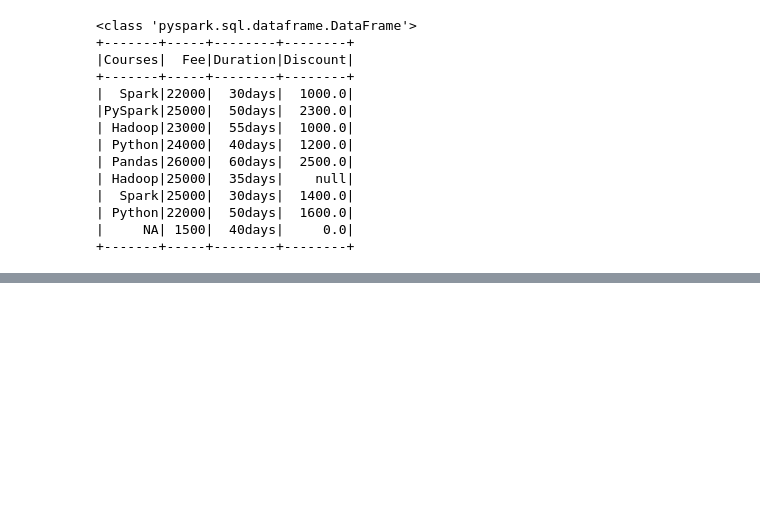
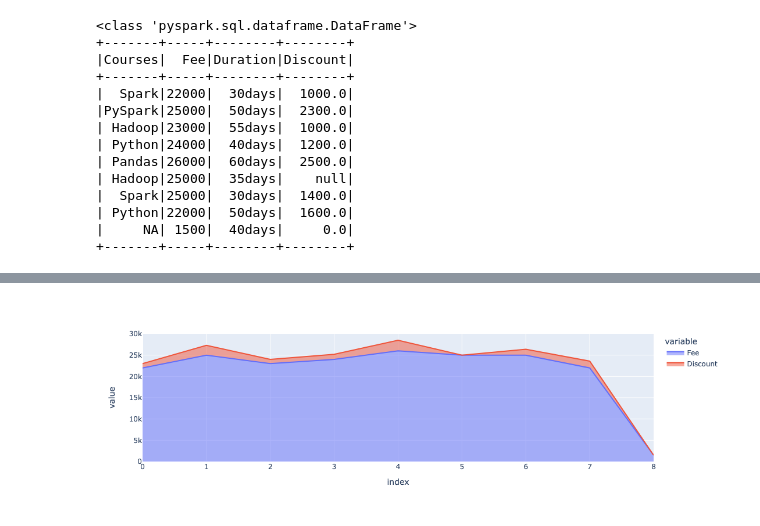
Before and after one commit to pdefusco/PandasOnSpark_CML, a Jupyter notebook: PandasOnSpark.ipynb, the cells around one changed output, grey strips where cells are left out. Drawn from its saved outputs; the diff is of its cells as text; code cells hidden in the pictures; blank space fills up the shorter version.

```diff
--- a/PandasOnSpark.ipynb
+++ b/PandasOnSpark.ipynb
@@ -119,0 +291,5 @@ sdf.show()
+# %%
+# Must use numerical columns
+psdf[['Fee','Discount']].plot.area()
+# %% [output]
+[figure, added]
```
Also changed, not shown: parts of 59 cells of this notebook.
